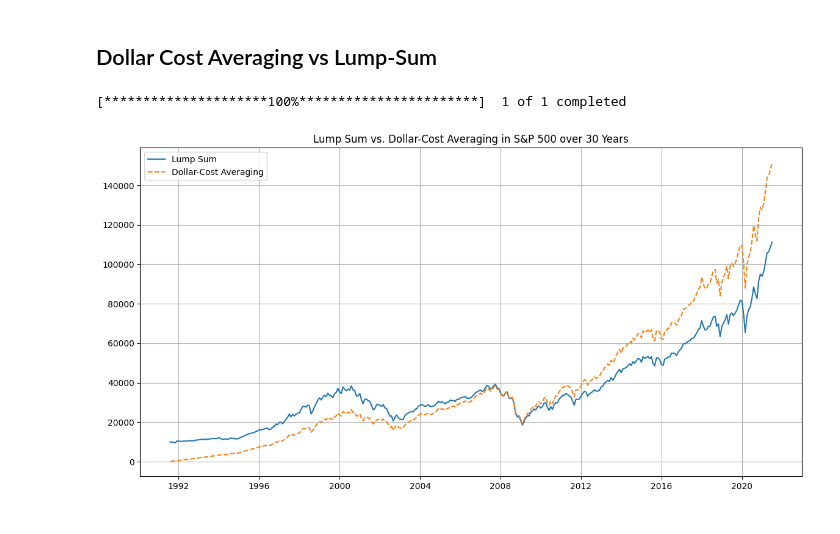
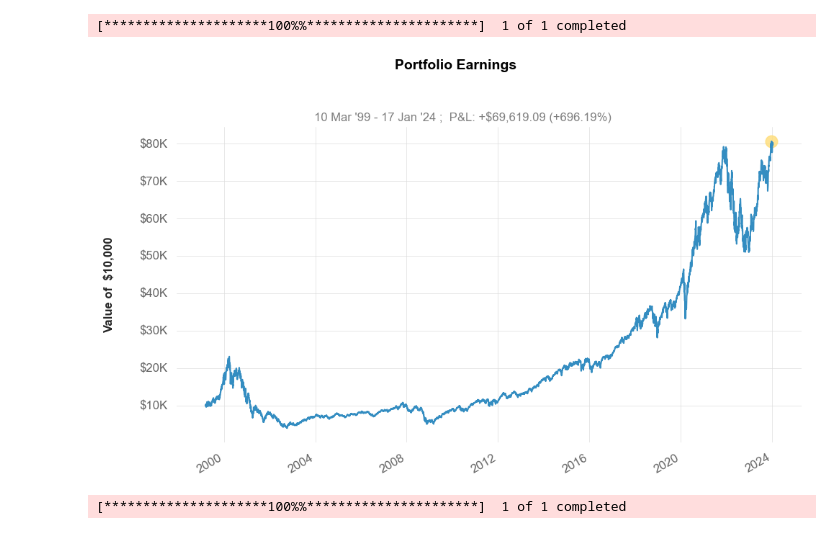
Before and after one commit to MacarocoFonseca/portfolio-optimization, a Jupyter notebook: portfolio_experiment/quant_stats/tomas_portfolio.ipynb, the cells around one changed output. Saved outputs shown, nothing was run; the diff lists cells and outputs as text; code cells hidden in the pictures.

```diff
--- a/portfolio_experiment/quant_stats/tomas_portfolio.ipynb
+++ b/portfolio_experiment/quant_stats/tomas_portfolio.ipynb
@@ -92,31 +0,0 @@ plt.show()
-# %% [markdown]
-## Dollar Cost Averaging vs Lump-Sum
-# %%
-# Step 1: Data Retrieval
-start_date = "1991-08-01"
-end_date = "2021-08-01"
-
-data = yf.download("^GSPC", start=start_date, end=end_date, interval="1mo")["Adj Close"]
-data = data.dropna()  # Drop any NaN values
-
-# Step 2: Lump-Sum Investing
-lump_sum_investment = 10000
-lump_sum = data / data.iloc[0] * lump_sum_investment
-
-# Step 3: Dollar-Cost Averaging
-monthly_investment = 100
-shares_bought = monthly_investment / data  # Shares bought every month
-cumulative_shares = shares_bought.cumsum()  # Cumulative sum of shares
-dca = cumulative_shares * data
-
-# Step 4: Visualization
-plt.figure(figsize=(14, 7))
-plt.plot(lump_sum, label="Lump Sum")
-plt.plot(dca, label="Dollar-Cost Averaging", linestyle="--")
-plt.title("Lump Sum vs. Dollar-Cost Averaging in S&P 500 over 30 Years")
-plt.legend()
-plt.grid(True)
-plt.show()
-# %% [output]
-[*********************100%***********************]  1 of 1 completed
-[figure, removed]
@@ -122,0 +5,13 @@ plt.show()
+# %%
+stock = qs.utils.download_returns("QQQ")
+
+stock.plot_earnings(savefig="qqq_earning.png", start_balance=10_000)
+# %% [output]
+[*********************100%%**********************]  1 of 1 completed
+[figure, added]
+# %%
+# qs.reports.html(stock, title="My investements", output="qqq_o.html")
+
+qs.reports.html(stock, "SPY", title="QQQ vs SPY", output="qqq_vs_spy.html")
+# %% [output]
+[*********************100%%**********************]  1 of 1 completed
```
Also changed, not shown: parts of 7 cells of this notebook, 5 other files.
